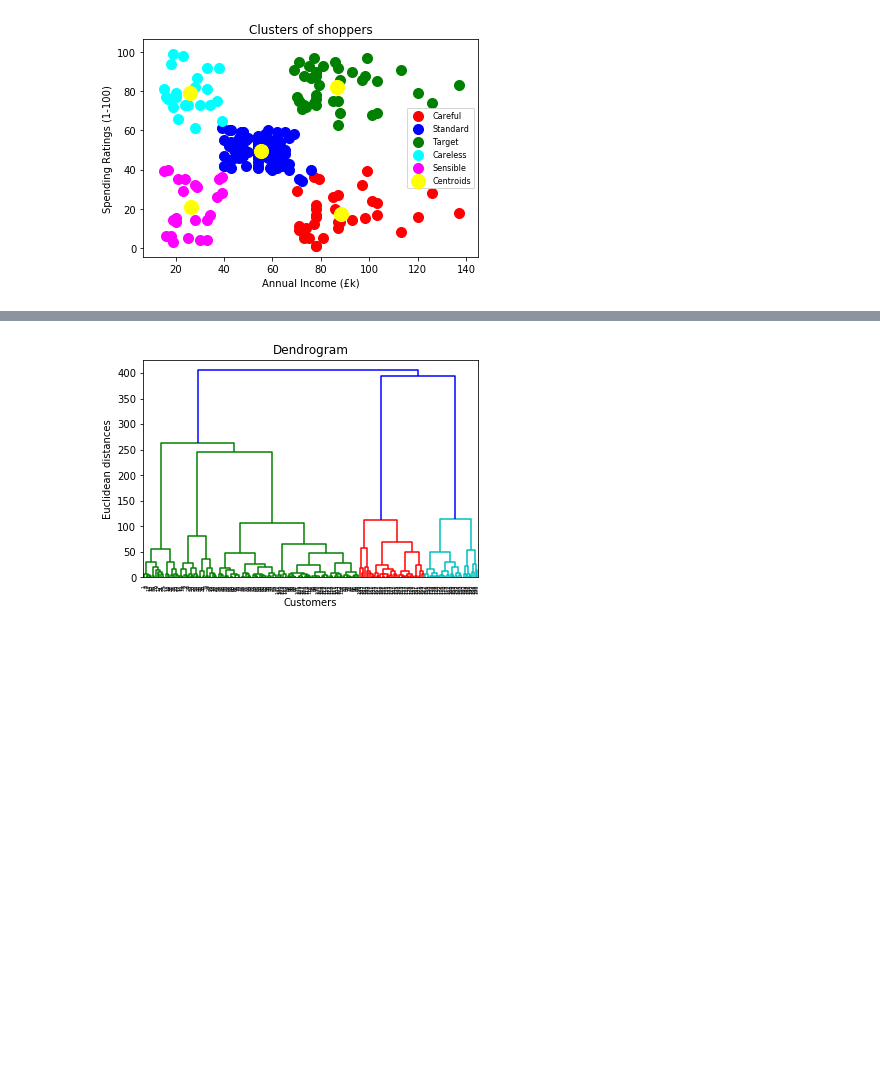
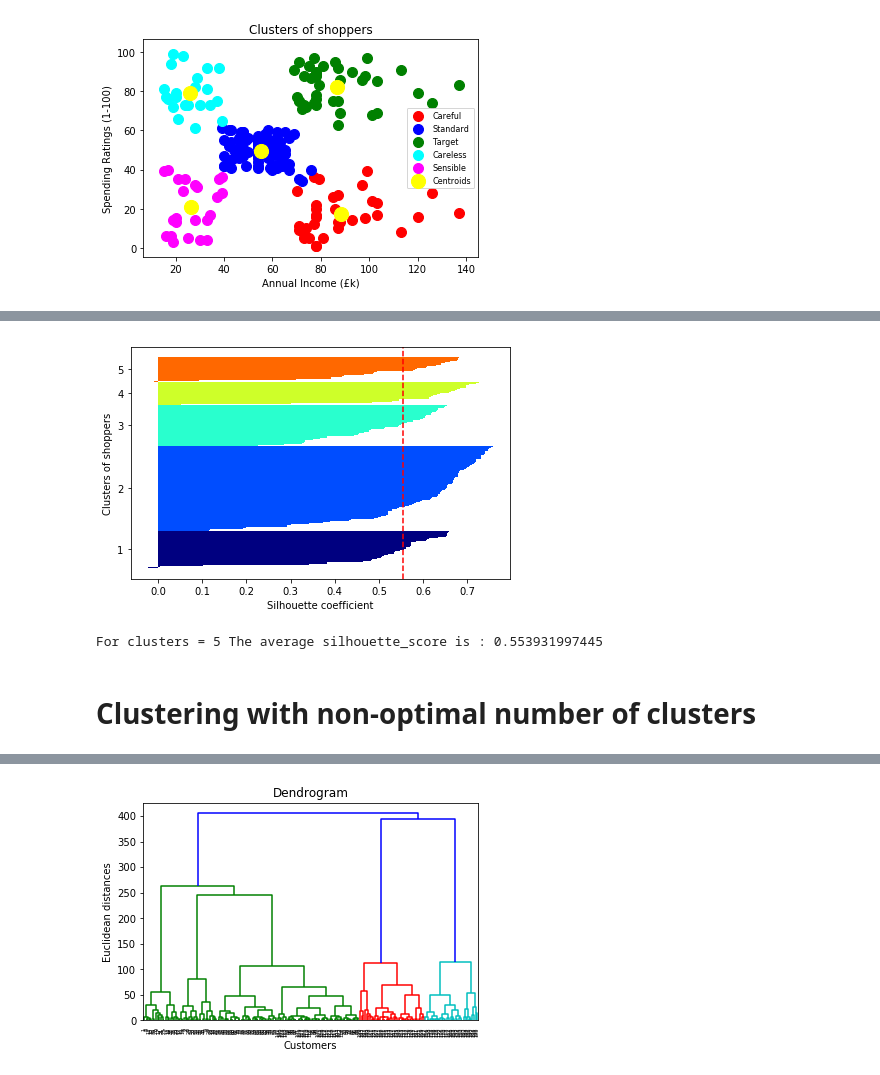
Before and after one commit to jasminelatham/Clustering, a Jupyter notebook: jbk_kmeans_Clustering.ipynb, the cells around one changed output, grey strips where cells are left out. Saved outputs shown, nothing was run; the diff lists cells and outputs as text; code cells hidden in the pictures; blank space fills up the shorter version.

Commit message:
added silhouette analysis

```diff
--- a/jbk_kmeans_Clustering.ipynb
+++ b/jbk_kmeans_Clustering.ipynb
@@ -94,0 +105,39 @@ Using Dendrogram to find the optimal number of clusters' profiles
+# %%
+from matplotlib import cm
+from sklearn.metrics import silhouette_samples, silhouette_score
+
+plt.gcf().clear() #clear previous plot
+cluster_labels = np.unique(y_kmeans)
+n_clusters = cluster_labels.shape[0]
+silhouette_vals = silhouette_samples(X, y_kmeans, metric='euclidean')
+y_ax_lower, y_ax_upper = 0, 0
+yticks = []
+
+for i, c in enumerate(cluster_labels):
+    c_silhouette_vals = silhouette_vals[y_kmeans == c]
+    c_silhouette_vals.sort()
+    y_ax_upper += len(c_silhouette_vals)
+    color = cm.jet(float(i) / n_clusters)
+    plt.barh(range(y_ax_lower, y_ax_upper), c_silhouette_vals, height=1.0,
+             edgecolor='none', color=color)
+
+    yticks.append((y_ax_lower + y_ax_upper) / 2.)
+    y_ax_lower += len(c_silhouette_vals)
+silhouette_avg = np.mean(silhouette_vals)
+plt.axvline(silhouette_avg, color="red", linestyle="--")
+
+plt.yticks(yticks, cluster_labels + 1)
+plt.ylabel('Clusters of shoppers')
+plt.xlabel('Silhouette coefficient')
+
+plt.tight_layout()
+plt.show()
+# %% [output]
+[figure, added]
+# %%
+silhouette_avg = silhouette_score(X, y_kmeans)
+print("For clusters = 5", "The average silhouette_score is :", silhouette_avg)
+# %% [output]
+For clusters = 5 The average silhouette_score is : 0.553931997445
+# %% [markdown]
+# Clustering with non-optimal number of clusters
```
Also changed, not shown: parts of 17 cells of this notebook.
